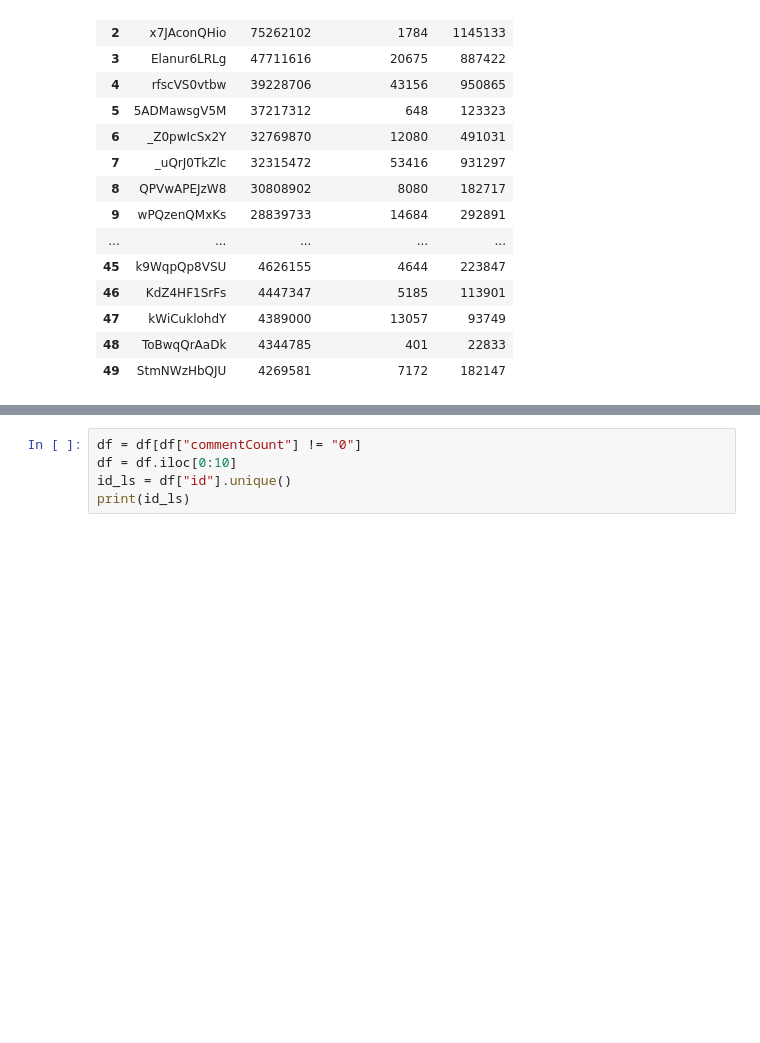
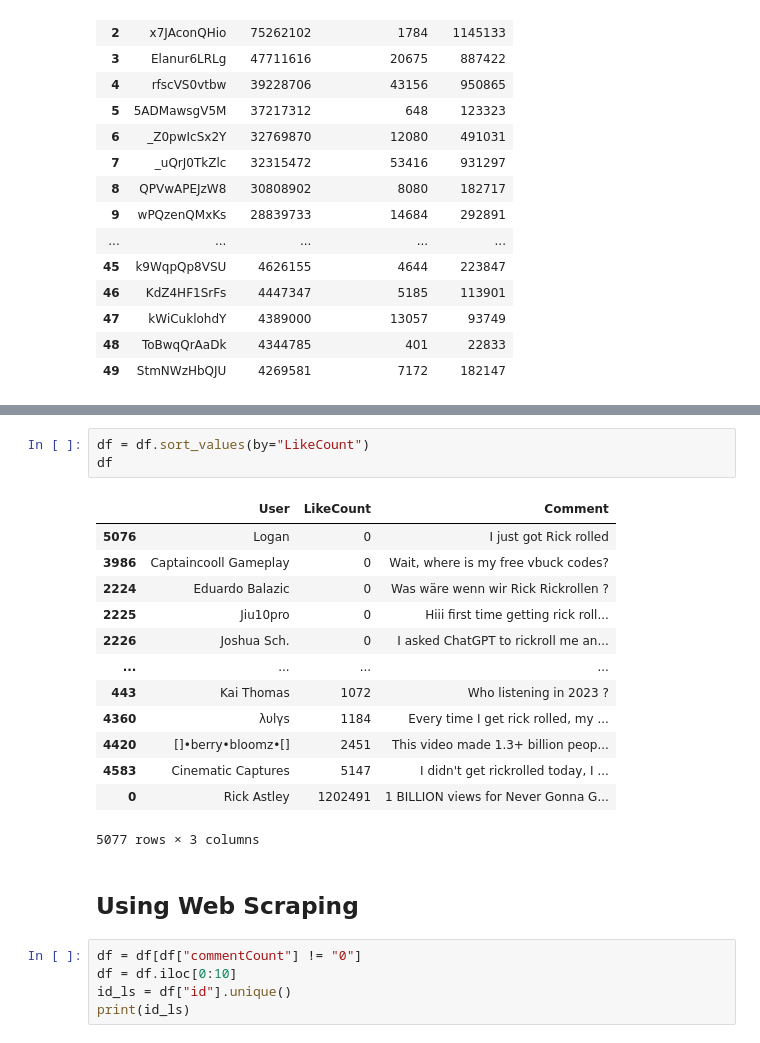
Before and after one commit to callysto/Data-Viz-of-the-Week, a Jupyter notebook: NLP-sentiment-analysis/Youtube.ipynb, the cells around one changed output, grey strips where cells are left out. Saved outputs shown, nothing was run; the diff lists cells and outputs as text; blank space fills up the shorter version.

```diff
--- a/NLP-sentiment-analysis/Youtube.ipynb
+++ b/NLP-sentiment-analysis/Youtube.ipynb
@@ -169,3 +201,22 @@ HttpError: <HttpError 403 when requesting https://youtube.googleapis.com/youtube
+# %%
+df = df.sort_values(by="LikeCount")
+df
+# %% [output]
+|  | User | LikeCount | Comment |
+| 5076 | Logan | 0 | I just got Rick rolled |
+| 3986 | Captaincooll Gameplay | 0 | Wait, where is my free vbuck codes? |
+| 2224 | Eduardo Balazic | 0 | Was wäre wenn wir Rick Rickrollen ? |
+| 2225 | Jiu10pro | 0 | Hiii first time getting rick roll... |
+| 2226 | Joshua Sch. | 0 | I asked ChatGPT to rickroll me an... |
+| ... | ... | ... | ... |
+| 443 | Kai Thomas | 1072 | Who listening in 2023 ? |
+| 4360 | λυlγs | 1184 | Every time I get rick rolled, my ... |
+| 4420 | []•berry•bloomz•[] | 2451 | This video made 1.3+ billion peop... |
+| 4583 | Cinematic Captures | 5147 | I didn't get rickrolled today, I ... |
+| 0 | Rick Astley | 1202491 | 1 BILLION views for Never Gonna G... |
+5077 rows × 3 columns
+# %% [markdown]
+## Using Web Scraping
 # %%
 df = df[df["commentCount"] != "0"]
 df = df.iloc[0:10]
```
Also changed, not shown: parts of 2 cells of this notebook.
